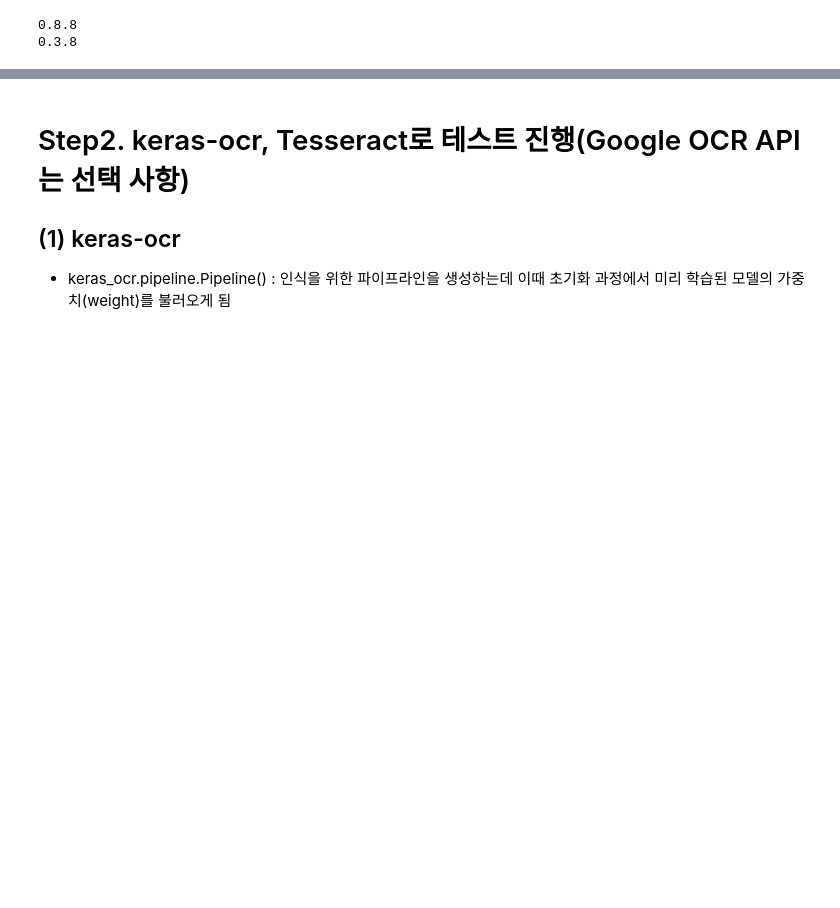
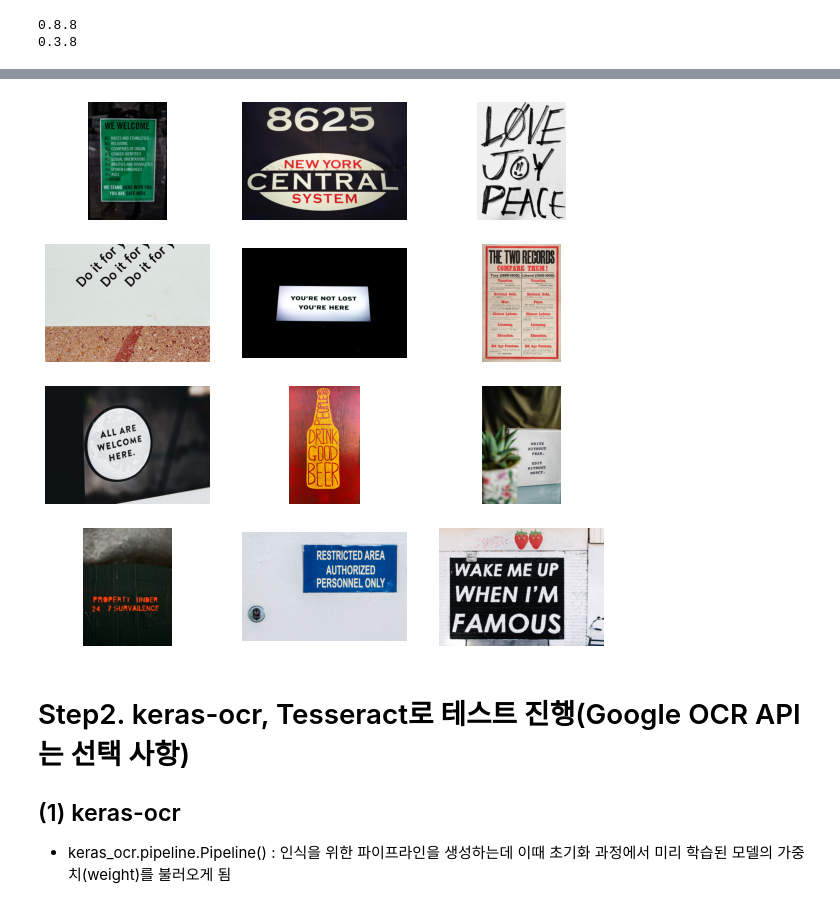
Before and after one commit to LAGABI44/AIFFEL_Study, a Jupyter notebook: EXPLORATION/Submission/[E-15]OCR_Models.ipynb, the cells around one changed output, grey strips where cells are left out. Cells and saved outputs as stored; diff of their text form; code cells hidden in the pictures; blank space fills up the shorter version.

```diff
--- a/EXPLORATION/Submission/[E-15]OCR_Models.ipynb
+++ b/EXPLORATION/Submission/[E-15]OCR_Models.ipynb
@@ -57,3 +166,12 @@ prediction_groups = [pipeline.recognize([url]) for url in image_urls]
+# %%
+plt.figure(figsize=(10, 10))
+
+for i, image in enumerate(images_path,1):
+    plt.subplot(4, 3, i)
+    plt.imshow(img.imread(image))
+    plt.axis('off')
+# %% [output]
+[figure, added]
 # %% [markdown]
 # Step2. keras-ocr, Tesseract로 테스트 진행(Google OCR API는 선택 사항)
 
```
Also changed, not shown: parts of 26 cells of this notebook.
